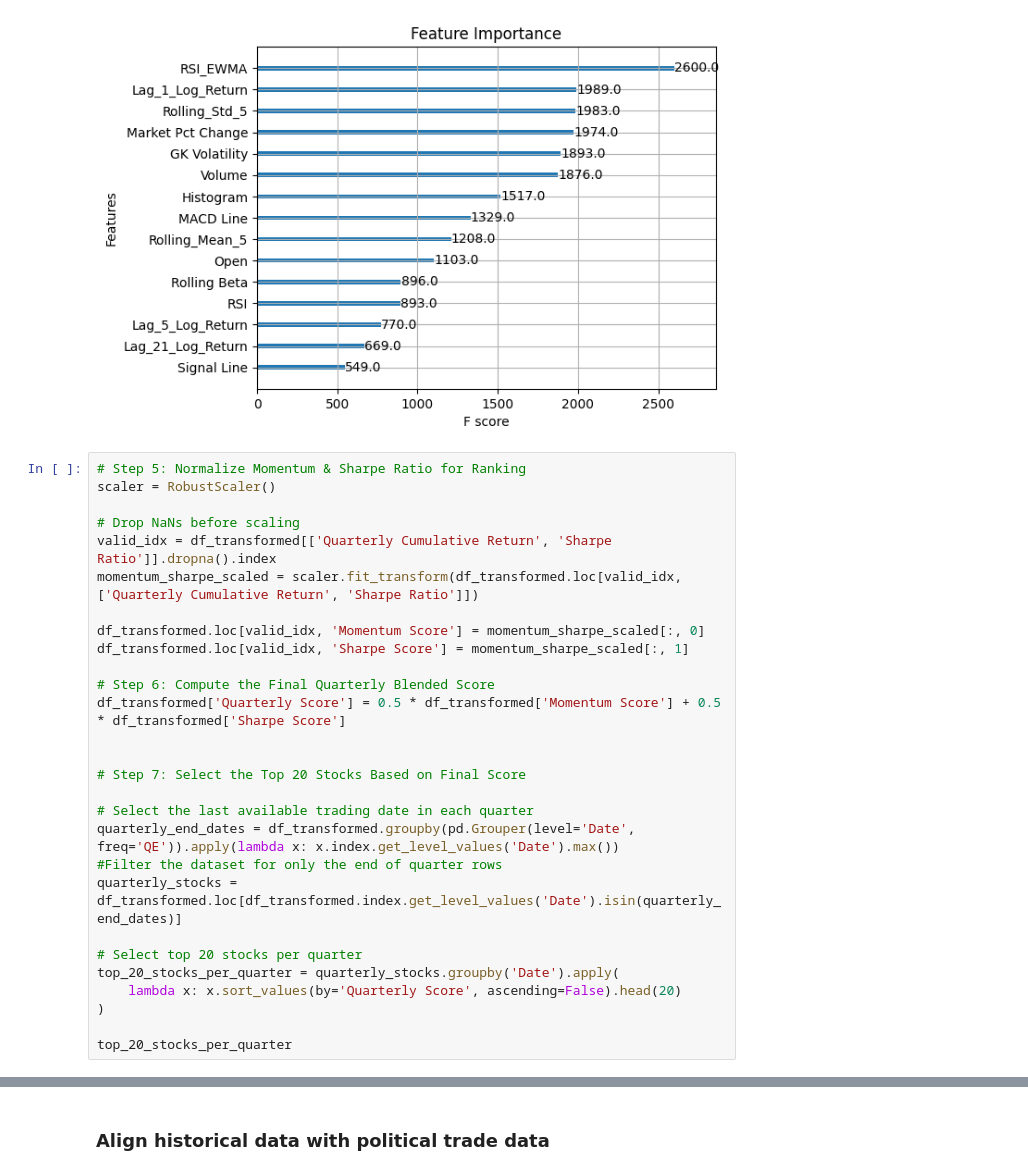
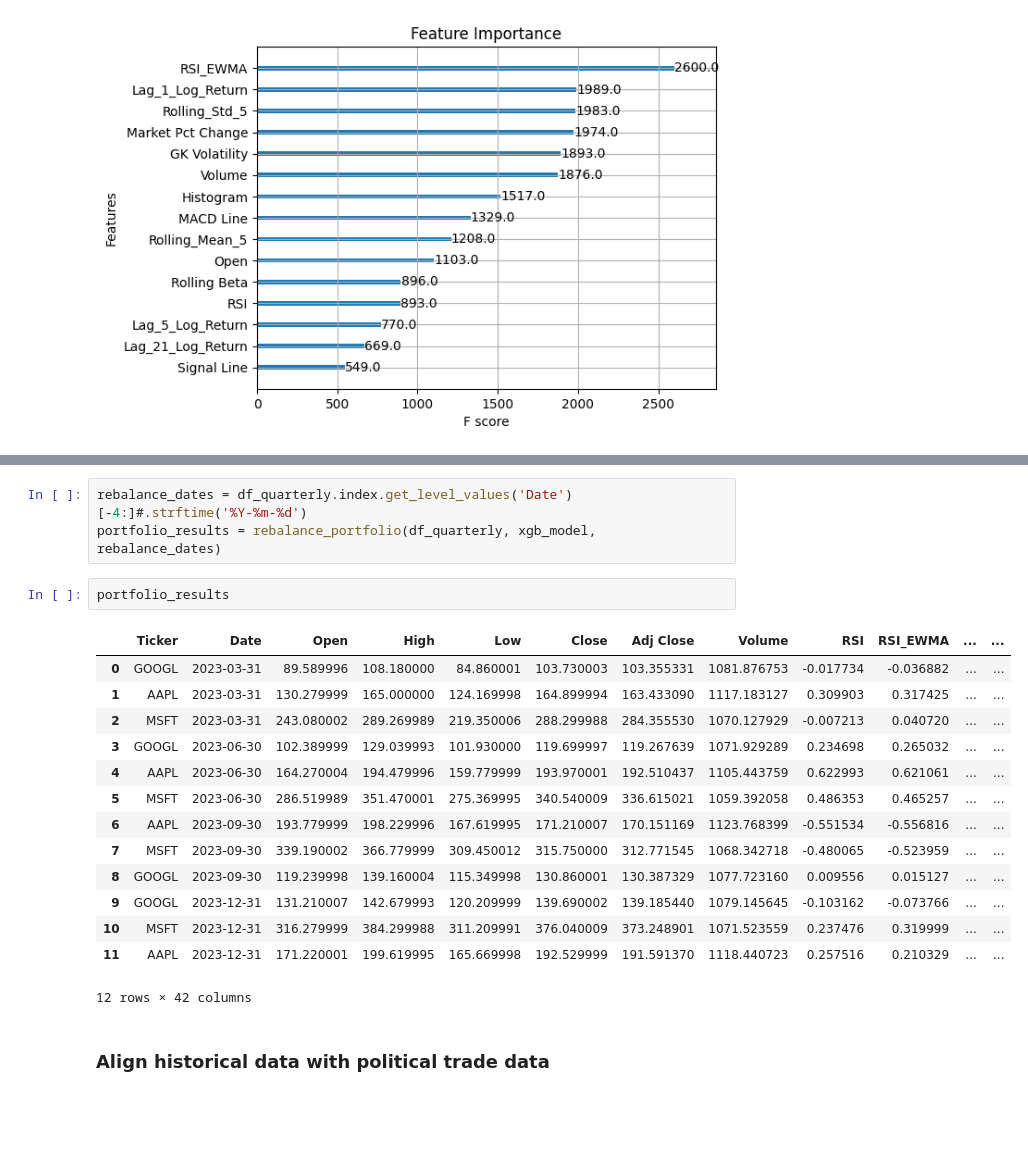
Before and after one commit to codyrosenzweig1/Quant_Trading_Basics_ML, a Jupyter notebook: Personal_Trading_Stratergy.ipynb, the cells around one changed output, grey strips where cells are left out. Saved outputs shown, nothing was run; the diff lists cells and outputs as text; blank space fills up the shorter version.

```diff
--- a/Personal_Trading_Stratergy.ipynb
+++ b/Personal_Trading_Stratergy.ipynb
@@ -960,31 +948,3 @@ plt.show()
 # %% [output]
 <Figure size 1000x600 with 0 Axes>
 [figure]
-# %%
-# Step 5: Normalize Momentum & Sharpe Ratio for Ranking
-scaler = RobustScaler()
-
-# Drop NaNs before scaling
-valid_idx = df_transformed[['Quarterly Cumulative Return', 'Sharpe Ratio']].dropna().index
-momentum_sharpe_scaled = scaler.fit_transform(df_transformed.loc[valid_idx, ['Quarterly Cumulative Return', 'Sharpe Ratio']])
-
-df_transformed.loc[valid_idx, 'Momentum Score'] = momentum_sharpe_scaled[:, 0]
-df_transformed.loc[valid_idx, 'Sharpe Score'] = momentum_sharpe_scaled[:, 1]
-
-# Step 6: Compute the Final Quarterly Blended Score
-df_transformed['Quarterly Score'] = 0.5 * df_transformed['Momentum Score'] + 0.5 * df_transformed['Sharpe Score']
-
-
-# Step 7: Select the Top 20 Stocks Based on Final Score
-
-# Select the last available trading date in each quarter
-quarterly_end_dates = df_transformed.groupby(pd.Grouper(level='Date', freq='QE')).apply(lambda x: x.index.get_level_values('Date').max())
-#Filter the dataset for only the end of quarter rows
-quarterly_stocks = df_transformed.loc[df_transformed.index.get_level_values('Date').isin(quarterly_end_dates)]
-
-# Select top 20 stocks per quarter
-top_20_stocks_per_quarter = quarterly_stocks.groupby('Date').apply(
-    lambda x: x.sort_values(by='Quarterly Score', ascending=False).head(20)
-)
-
-top_20_stocks_per_quarter
@@ -1006,3 +1087,23 @@ top_20_stocks_per_quarter
+# %%
+rebalance_dates = df_quarterly.index.get_level_values('Date')[-4:]#.strftime('%Y-%m-%d')
+portfolio_results = rebalance_portfolio(df_quarterly, xgb_model, rebalance_dates)
+# %%
+portfolio_results
+# %% [output]
+|  | Ticker | Date | Open | High | Low | Close | Adj Close | Volume | RSI | RSI_EWMA | ... | ... |
+| 0 | GOOGL | 2023-03-31 | 89.589996 | 108.180000 | 84.860001 | 103.730003 | 103.355331 | 1081.876753 | -0.017734 | -0.036882 | ... | ... |
+| 1 | AAPL | 2023-03-31 | 130.279999 | 165.000000 | 124.169998 | 164.899994 | 163.433090 | 1117.183127 | 0.309903 | 0.317425 | ... | ... |
+| 2 | MSFT | 2023-03-31 | 243.080002 | 289.269989 | 219.350006 | 288.299988 | 284.355530 | 1070.127929 | -0.007213 | 0.040720 | ... | ... |
+| 3 | GOOGL | 2023-06-30 | 102.389999 | 129.039993 | 101.930000 | 119.699997 | 119.267639 | 1071.929289 | 0.234698 | 0.265032 | ... | ... |
+| 4 | AAPL | 2023-06-30 | 164.270004 | 194.479996 | 159.779999 | 193.970001 | 192.510437 | 1105.443759 | 0.622993 | 0.621061 | ... | ... |
+| 5 | MSFT | 2023-06-30 | 286.519989 | 351.470001 | 275.369995 | 340.540009 | 336.615021 | 1059.392058 | 0.486353 | 0.465257 | ... | ... |
+| 6 | AAPL | 2023-09-30 | 193.779999 | 198.229996 | 167.619995 | 171.210007 | 170.151169 | 1123.768399 | -0.551534 | -0.556816 | ... | ... |
+| 7 | MSFT | 2023-09-30 | 339.190002 | 366.779999 | 309.450012 | 315.750000 | 312.771545 | 1068.342718 | -0.480065 | -0.523959 | ... | ... |
+| 8 | GOOGL | 2023-09-30 | 119.239998 | 139.160004 | 115.349998 | 130.860001 | 130.387329 | 1077.723160 | 0.009556 | 0.015127 | ... | ... |
+| 9 | GOOGL | 2023-12-31 | 131.210007 | 142.679993 | 120.209999 | 139.690002 | 139.185440 | 1079.145645 | -0.103162 | -0.073766 | ... | ... |
+| 10 | MSFT | 2023-12-31 | 316.279999 | 384.299988 | 311.209991 | 376.040009 | 373.248901 | 1071.523559 | 0.237476 | 0.319999 | ... | ... |
+| 11 | AAPL | 2023-12-31 | 171.220001 | 199.619995 | 165.669998 | 192.529999 | 191.591370 | 1118.440723 | 0.257516 | 0.210329 | ... | ... |
+12 rows × 42 columns
 # %% [markdown]
 ### Align historical data with political trade data
 # %%
```
Also changed, not shown: parts of 11 cells of this notebook.
